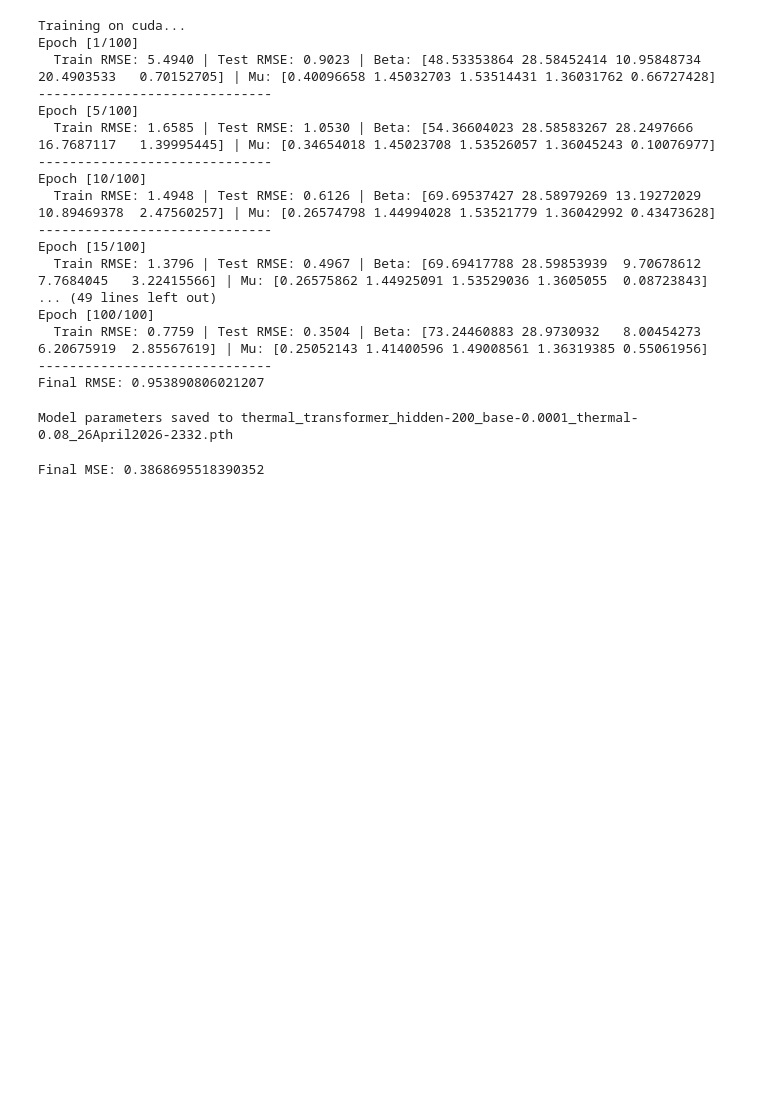
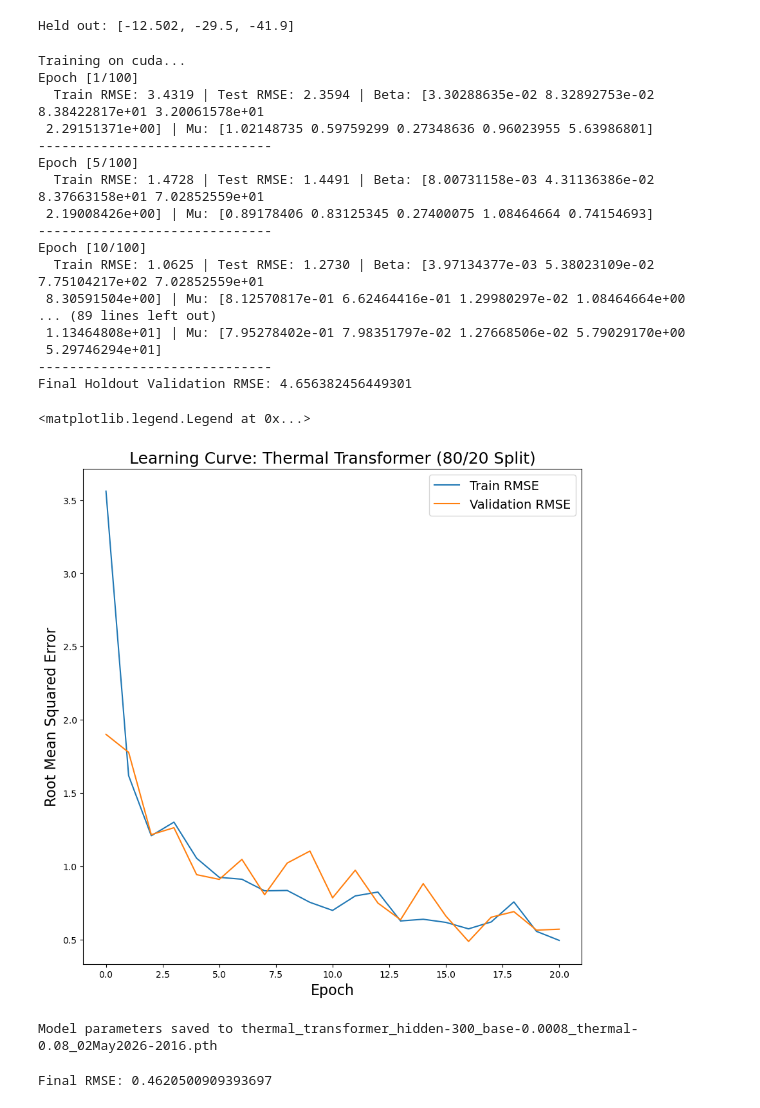
Before and after one commit to ZackAllen1/FAIR-UMN-CDMS, a Jupyter notebook: thermal_transformer/Transformer.ipynb, the cells around one changed output. Saved outputs shown, nothing was run; the diff lists cells and outputs as text; code cells hidden in the pictures; blank space fills up the shorter version.

Commit message:
Addeded trained model files and updated notebook

```diff
--- a/thermal_transformer/Transformer.ipynb
+++ b/thermal_transformer/Transformer.ipynb
@@ -12,17 +13,23 @@ import numpy as np
 from transformer import ThermalTransformer
 from loader import load_data
 # %%
-holdout = None
-#holdout = [-12.502,-29.500,-41.010]
+#holdout = None
+holdout = [-12.502,-29.500,-41.900]
 
+# Load base dataset
 train_loader,train_val_loader,test_loader = load_data('../data/full_dataset/data_rearranged.csv',holdout=holdout,batch_size=16)
+# load once-augmented dataset
+#train_loader,train_val_loader,test_loader = load_data('../data/full_dataset/full_with_snr15.62.csv',holdout=holdout,batch_size=16)
+# load twice-augmented dataset
+# train_loader,train_val_loader,test_loader = load_data('../data/full_dataset/full_with_snr15.62_snr5.22.csv',holdout=holdout,batch_size=16)
 device = torch.device("cuda" if torch.cuda.is_available() else "cpu")
 criterion = nn.MSELoss()
+# %% [output]
+Held out: [-12.502, -29.5, -41.9]
 # %%
-base_lr = 1e-4
-thermal_lr = 8e-2
-hidden_dim = 200
-
+base_lr = 4e-4
+thermal_lr = 1e-2
+hidden_dim = 15
 model = ThermalTransformer(input_dim=5,d_model=hidden_dim,nhead=5).to(device).float()
 
 thermal_params = [p for n, p in model.named_parameters() if 'log_beta' in n or 'mu' in n]
@@ -34,6 +41,8 @@ optimizer = torch.optim.Adam([
 ])
 
 num_epochs = 100
+val_pts = []
+train_pts = []
 
 print(f"Training on {device}...")
 
@@ -57,7 +66,7 @@ for epoch in range(num_epochs):
     avg_train_loss = total_train_loss / len(train_loader)
 
     model.eval()
-    total_test_loss = 0
+    total_val_loss = 0
 
     with torch.no_grad():
         for batch_x, batch_y in train_val_loader:
@@ -66,17 +75,19 @@ for epoch in range(num_epochs):
             preds = model(batch_x)
             mse_loss = criterion(preds, batch_y)
             rmse_loss = torch.sqrt(mse_loss + 1e-15)
-            total_test_loss += rmse_loss.item()
+            total_val_loss += rmse_loss.item()
 
-    avg_test_loss = total_test_loss / len(test_loader)
+    avg_val_loss = total_val_loss / len(train_val_loader)
 
     # --- LOGGING ---
     if (epoch + 1) % 5 == 0 or epoch == 0:
         sample_beta = np.exp([x.log_beta.item() for x in model.heads])
         sample_mu = np.exp([x.mu.item() for x in model.heads])
         print(f"Epoch [{epoch+1}/{num_epochs}]")
-        print(f"  Train RMSE: {avg_train_loss:.4f} | Test RMSE: {avg_test_loss:.4f} | Beta: {sample_beta} | Mu: {sample_mu}")
+        print(f"  Train RMSE: {avg_train_loss:.4f} | Test RMSE: {avg_val_loss:.4f} | Beta: {sample_beta} | Mu: {sample_mu}")
         print("-" * 30)
+        val_pts.append(avg_val_loss)
+        train_pts.append(avg_train_loss)
 
 model.eval()
 total_test_loss = 0
@@ -95,18 +106,29 @@ print(f"Final Holdout Validation RMSE: {avg_test_loss}")
 # %% [output]
 Training on cuda...
 Epoch [1/100]
-  Train RMSE: 5.4940 | Test RMSE: 0.9023 | Beta: [48.53353864 28.58452414 10.95848734 20.4903533   0.70152705] | Mu: [0.40096658 1.45032703 1.53514431 1.36031762 0.66727428]
+  Train RMSE: 3.4319 | Test RMSE: 2.3594 | Beta: [3.30288635e-02 8.32892753e-02 8.38422817e+01 3.20061578e+01
+ 2.29151371e+00] | Mu: [1.02148735 0.59759299 0.27348636 0.96023955 5.63986801]
 ------------------------------
 Epoch [5/100]
-  Train RMSE: 1.6585 | Test RMSE: 1.0530 | Beta: [54.36604023 28.58583267 28.2497666  16.7687117   1.39995445] | Mu: [0.34654018 1.45023708 1.53526057 1.36045243 0.10076977]
+  Train RMSE: 1.4728 | Test RMSE: 1.4491 | Beta: [8.00731158e-03 4.31136386e-02 8.37663158e+01 7.02852559e+01
+ 2.19008426e+00] | Mu: [0.89178406 0.83125345 0.27400075 1.08464664 0.74154693]
 ------------------------------
 Epoch [10/100]
-  Train RMSE: 1.4948 | Test RMSE: 0.6126 | Beta: [69.69537427 28.58979269 13.19272029 10.89469378  2.47560257] | Mu: [0.26574798 1.44994028 1.53521779 1.36042992 0.43473628]
+  Train RMSE: 1.0625 | Test RMSE: 1.2730 | Beta: [3.97134377e-03 5.38023109e-02 7.75104217e+02 7.02852559e+01
+ 8.30591504e+00] | Mu: [8.12570817e-01 6.62464416e-01 1.29980297e-02 1.08464664e+00
+... (89 lines left out)
+ 1.13464808e+01] | Mu: [7.95278402e-01 7.98351797e-02 1.27668506e-02 5.79029170e+00
+ 5.29746294e+01]
 ------------------------------
-Epoch [15/100]
-  Train RMSE: 1.3796 | Test RMSE: 0.4967 | Beta: [69.69417788 28.59853939  9.70678612  7.7684045   3.22415566] | Mu: [0.26575862 1.44925091 1.53529036 1.3605055  0.08723843]
-... (49 lines left out)
-Epoch [100/100]
-  Train RMSE: 0.7759 | Test RMSE: 0.3504 | Beta: [73.24460883 28.9730932   8.00454273  6.20675919  2.85567619] | Mu: [0.25052143 1.41400596 1.49008561 1.36319385 0.55061956]
-------------------------------
-Final RMSE: 0.953890806021207
+Final Holdout Validation RMSE: 4.656382456449301
+# %%
+fig = plt.figure(figsize=(10,10))
+plt.plot(train_pts,label="Train RMSE")
+plt.plot(val_pts,label="Validation RMSE")
+plt.title("Learning Curve: Thermal Transformer (80/20 Split)",size=18)
+plt.xlabel("Epoch",size=16)
+plt.ylabel("Root Mean Squared Error",size=16)
+plt.legend(fontsize=14)
+# %% [output]
+<matplotlib.legend.Legend at 0x...>
+[figure, added]
@@ -121,10 +146,10 @@ out_path = f"thermal_transformer_hidden-{hidden_dim}_base-{base_lr}_thermal-{the
 torch.save(model.state_dict(), out_path)
 print(f"Model parameters saved to {out_path}")
 # %% [output]
-Model parameters saved to thermal_transformer_hidden-200_base-0.0001_thermal-0.08_26April2026-2332.pth
+Model parameters saved to thermal_transformer_hidden-300_base-0.0008_thermal-0.08_02May2026-2016.pth
 # %%
-model = ThermalTransformer(input_dim=5, d_model=200, nhead=5).to(device).float()
-model.load_state_dict(torch.load("thermal_transformer_hidden-200_base-0.0001_thermal-0.08_26April2026-2332.pth"))
+model = ThermalTransformer(input_dim=5, d_model=300, nhead=5).to(device).float()
+model.load_state_dict(torch.load("thermal_transformer_hidden-300_base-0.0008_thermal-0.08_02_split.pth"))
 model.eval()
 
 total_test_loss = 0
@@ -139,6 +164,6 @@ with torch.no_grad():
         total_test_loss += rmse_loss.item()
 
 avg_test_loss = total_test_loss / len(test_loader)
-print(f"Final MSE: {avg_test_loss}")
+print(f"Final RMSE: {avg_test_loss}")
 # %% [output]
-Final MSE: 0.3868695518390352
+Final RMSE: 0.4620500909393697
```
Also changed, not shown: parts of 2 cells of this notebook, 2 other files.
